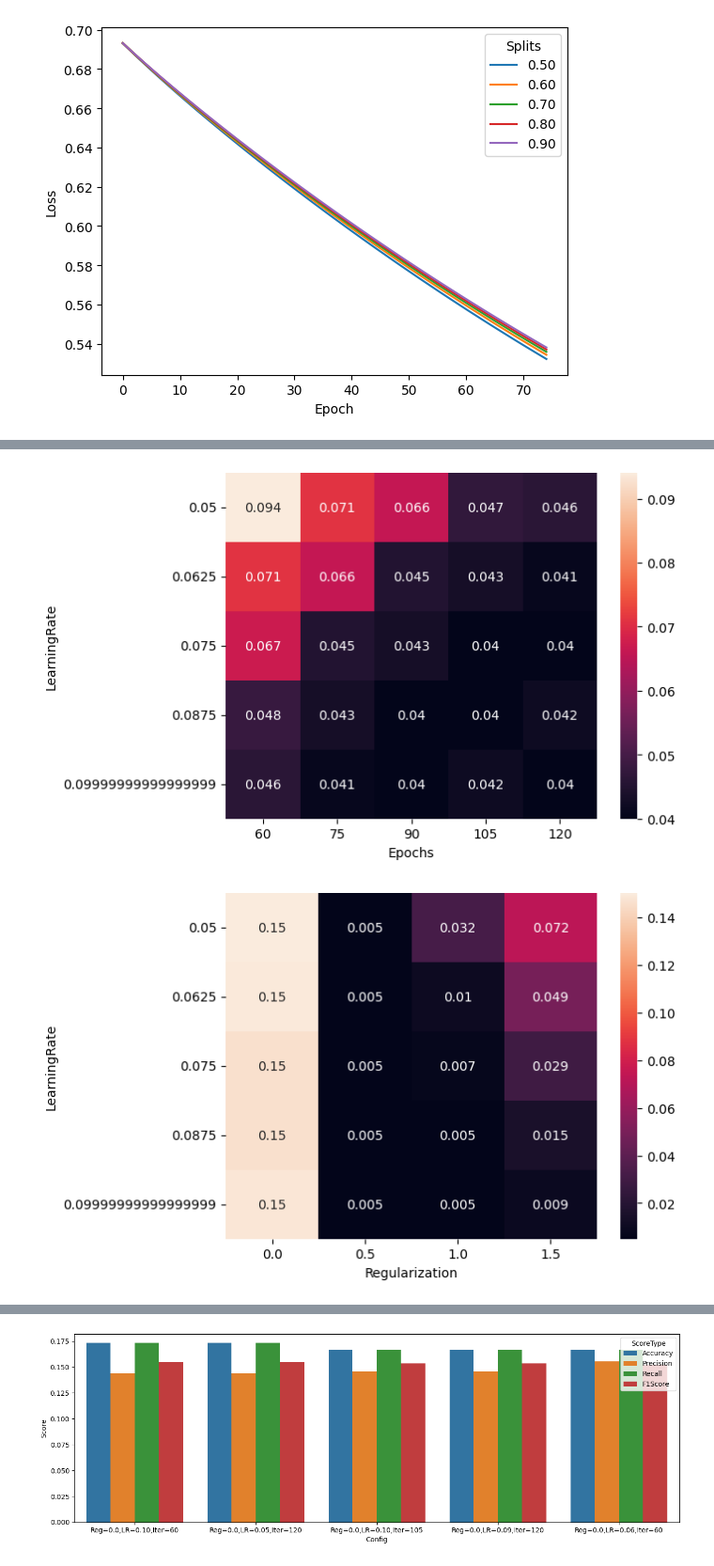
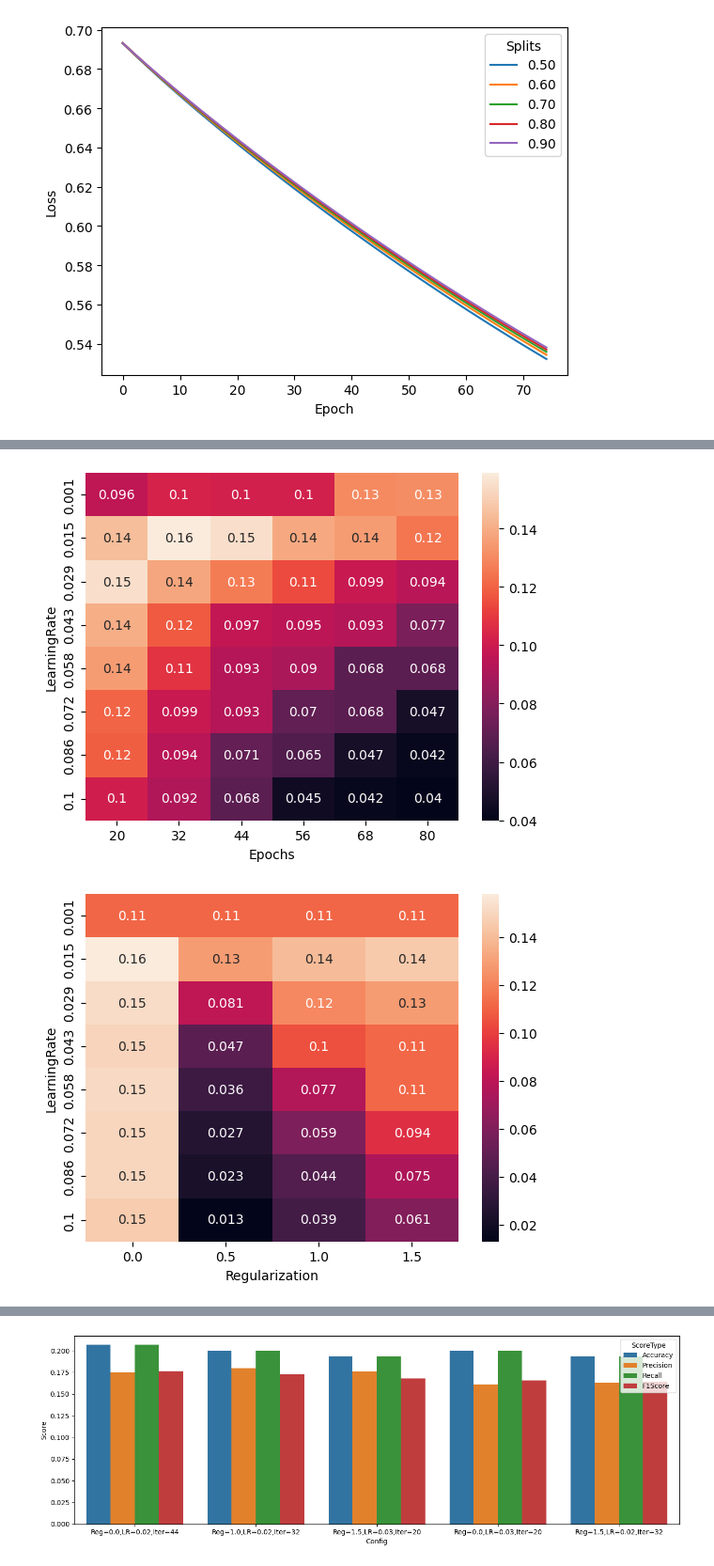
Before and after one commit to Twashi1/cw_machine_learning, a Jupyter notebook: custom_model.ipynb, the cells around one changed output, grey strips where cells are left out. Shown at 94% size. Saved outputs shown, nothing was run; the diff lists cells and outputs as text; code cells hidden in the pictures.

```diff
--- a/custom_model.ipynb
+++ b/custom_model.ipynb
@@ -496,6 +496,7 @@ compare_loss_graph("Splits", [f"{split:.2f}" for split in splits], losses)
 [figure]
 [figure]
 # %%
+# TODO: requires k-fold cross validation
 # Test 2.
 #   hyperparameter grid search
 #   - vary regularization parameter
@@ -507,18 +508,18 @@ REG_PARAM_NUM_INCREMENTS = 3
 REG_PARAM_END = 1.5
 REG_PARAM_INCREMENT = (REG_PARAM_END - REG_PARAM_START) / REG_PARAM_NUM_INCREMENTS
 
-LEARN_PARAM_START = 0.05
-LEARN_PARAM_NUM_INCREMENTS = 4
+LEARN_PARAM_START = 0.001
+LEARN_PARAM_NUM_INCREMENTS = 7
 LEARN_PARAM_END = 0.1
 LEARN_PARAM_INCREMENT = (LEARN_PARAM_END - LEARN_PARAM_START) / LEARN_PARAM_NUM_INCREMENTS
 
-EPOCHS_PARAM_START = 60
-EPOCHS_PARAM_NUM_INCREMENTS = 4
-EPOCHS_PARAM_END = 120
+EPOCHS_PARAM_START = 20
+EPOCHS_PARAM_NUM_INCREMENTS = 5
+EPOCHS_PARAM_END = 80
 # TODO: note this might do one extra increment because of floor
 EPOCHS_PARAM_INCREMENT = (EPOCHS_PARAM_END - EPOCHS_PARAM_START) // EPOCHS_PARAM_NUM_INCREMENTS
 
-NUM_PERMUTATIONS = REG_PARAM_NUM_INCREMENTS * LEARN_PARAM_NUM_INCREMENTS * EPOCHS_PARAM_NUM_INCREMENTS
+NUM_PERMUTATIONS = (REG_PARAM_NUM_INCREMENTS + 1) * (LEARN_PARAM_NUM_INCREMENTS + 1) * (EPOCHS_PARAM_NUM_INCREMENTS + 1)
 
 TESTING_PROPORTION = 1.0
 
@@ -528,14 +529,21 @@ import random
 
 stats = queue.Queue()
 
+trained_models = 0
+
 def test_settings(reg_param : float, learn_param : float, epochs_param : int):
     global TESTING_PROPORTION
+    global trained_models
     if random.random() > TESTING_PROPORTION: return
 
     model = lambda: CustomLogisticRegression(learn_param, 0.5, reg_param)
     ovr = OneVsRest(model, BASELINE_NUM_CLASSES)
     losses, log_likelihood = ovr.fit(BASELINE_DATA_TRAIN, BASELINE_LABEL_TRAIN, epochs=epochs_param)
     predicted = ovr.predict(BASELINE_DATA_TEST)
+
+    trained_models += 1
+
+    print(f"Trained models: {trained_models}/{NUM_PERMUTATIONS}")
 
     stats.put((reg_param, learn_param, epochs_param, losses, predicted))
 
@@ -550,9 +558,10 @@ while reg_param <= REG_PARAM_END:
         epochs_param = EPOCHS_PARAM_START
 
         while epochs_param <= EPOCHS_PARAM_END:
-            job = threading.Thread(target=test_settings, args=(reg_param, learn_param, epochs_param))
-            processes.append(job)
-            job.start()
+            #job = threading.Thread(target=test_settings, args=(reg_param, learn_param, epochs_param))
+            #processes.append(job)
+            #job.start()
+            test_settings(reg_param, learn_param, epochs_param)
 
             epochs_param += EPOCHS_PARAM_INCREMENT
 
@@ -561,12 +570,8 @@ while reg_param <= REG_PARAM_END:
     reg_param += REG_PARAM_INCREMENT
 
 # Wait for all threads to complete
-models_trained = 0
-
 for job in processes:
-    print(f"Trained models: {models_trained}/{NUM_PERMUTATIONS}")
     job.join()
-    models_trained += 1
 
 stat_list = []
 
@@ -621,12 +626,32 @@ long_df = df.melt(("Regularization", "LearningRate", "Epochs"), var_name="ScoreT
 # Takes mean of the hyperparameter that isn't being shown, but
 #   still should be representative of the relationship between
 #   the two hyperparameters and the F1Score
-sns.heatmap(df.pivot_table(index="LearningRate", columns="Epochs", values="F1Score").round(3), annot=True)
+lr_epochs_df = df.pivot_table(index="LearningRate", columns="Epochs", values="F1Score").round(3)
+lr_reg_df = df.pivot_table(index="LearningRate", columns="Regularization", values="F1Score").round(3)
+reg_epochs_df = df.pivot_table(index="Regularization", columns="Epochs", values="F1Score").round(3)
+
+sns.heatmap(lr_epochs_df, annot=True, xticklabels=lr_epochs_df.columns.values.round(3), yticklabels=lr_epochs_df.index.values.round(3))
 plt.show()
-sns.heatmap(df.pivot_table(index="LearningRate", columns="Regularization", values="F1Score").round(3), annot=True)
+# Observations:
+#   - clear diagonal pattern, where learning rate must decrease as epochs increase for optimal performance, and vice versa
+# Conclusions:
+#   - best learning/rate epochs combination likely around 0.015 learning rate, and 30-40 epochs
+sns.heatmap(lr_reg_df, annot=True, xticklabels=lr_reg_df.columns.values.round(3), yticklabels=lr_reg_df.index.values.round(3))
 plt.show()
-sns.heatmap(df.pivot_table(index="Regularization", columns="Epochs", values="F1Score").round(3), annot=True)
+# Observations:
+#   - no regularization yields consistently high results regardless of learning rate
+#       seems we're not overfitting the dataset sufficiently to justify regularization
+#   - as learning rate decreases, weaker (higher value) regularization is favoured,
+#       possible that lower learning rate leads to underfitting, thus regularization would
+#       be counterproductive in such a case
+sns.heatmap(reg_epochs_df, annot=True, xticklabels=reg_epochs_df.columns.values.round(3), yticklabels=reg_epochs_df.index.values.round(3))
 plt.show()
+# Observations:
+#   - no regularization yields consistenly high results regardless of epochs
+#       (not overfitting, same as before)
+#   - weaker regularization is also favoured more as epochs decrease,
+#       likely due to the same reason as the relation between regularization and learning rate:
+#       we're underfitting the data
 
 # Display performance metrics of "best" hyperparameter combinations
 #   NOTE: this should be cross validated, but performance constraints
@@ -647,6 +672,12 @@ fig, ax = plt.subplots(figsize=(16, 5))
 
 sns.barplot(long_best_df, x="Config", y="Score", hue="ScoreType", ax=ax)
 plt.show()
+# Observations:
+#   - low learning rate (0.02-0.03) clearly favoured
+#   - low regularization/no regularization (0.0, or high values) clearly favoured
+#   - mid-low numer of epochs clearly favoured (range from 20-40 iterations)
+# Conclusions:
+#   - don't use regularization, have a low learning rate of 0.02-0.03, and run for ~30 epochs
 
 # Create a facet grid for the loss curve given a learning rate and epochs
 # We should observe this curve with regularization=0.0, so regularization is disabled
@@ -672,8 +703,14 @@ epoch_learning_rate_df = pd.DataFrame({
     "Loss": loss
 })
 
+# TODO: loss curve strongly contradicts previous assumptions
+#   TODO: k-fold cross validation for verification?
 # Plot how the learning rate and total epochs affect the loss curve
 g = sns.FacetGrid(epoch_learning_rate_df, row="LearningRate", col="TotalEpochs")
 g.map_dataframe(sns.lineplot, x="Epoch", y="Loss")
 plt.show()
+# Observations:
+#   - learning rates of 0.001 clearly too low, no significant change in loss was observed
+#   - epochs <40 are clearly too low, even with high learning rates there's still significantly more learning that can be done
+#   - high learning rate can somewhat counteract too few epochs
 # %% [output]
@@ -698,2 +755,2 @@ Trained models: 99/48
-[figure, old version]
+[figure, new version]
-[figure, old version]
+[figure, new version]
@@ -701 +758 @@ Trained models: 99/48
-[figure, old version]
+[figure, new version]
```
Also changed, not shown: parts of 5 cells of this notebook.
